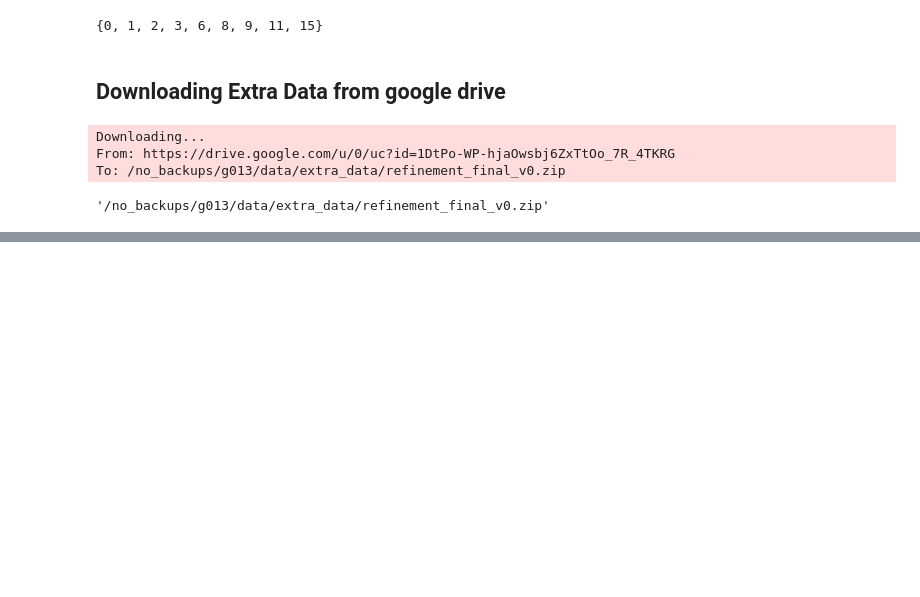
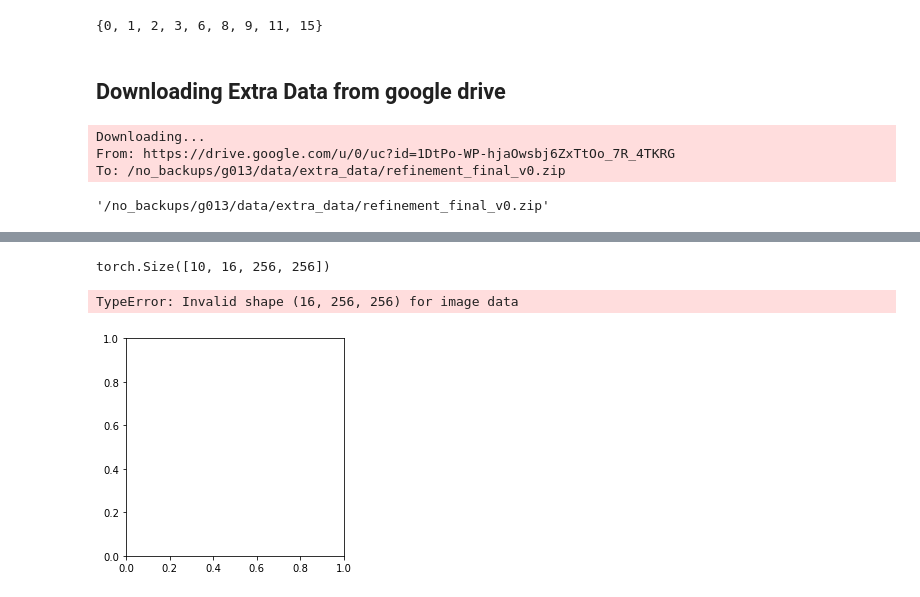
Before and after one commit to joex3999/SemanticStyleGAN, a Jupyter notebook: notebooks/Check_Ups.ipynb, the cells around one changed output, grey strips where cells are left out. Saved outputs shown, nothing was run; the diff lists cells and outputs as text; code cells hidden in the pictures; blank space fills up the shorter version.

```diff
--- a/notebooks/Check_Ups.ipynb
+++ b/notebooks/Check_Ups.ipynb
@@ -165,0 +244,9 @@ To: /no_backups/g013/data/extra_data/refinement_final_v0.zip
+# %%
+real_mask.shape
+# %% [output]
+torch.Size([10, 16, 256, 256])
+# %%
+plt.imshow(real_mask[i].numpy())
+# %% [output]
+TypeError: Invalid shape (16, 256, 256) for image data
+[figure, added]
```
Also changed, not shown: parts of 10 cells of this notebook, 22 other files.
